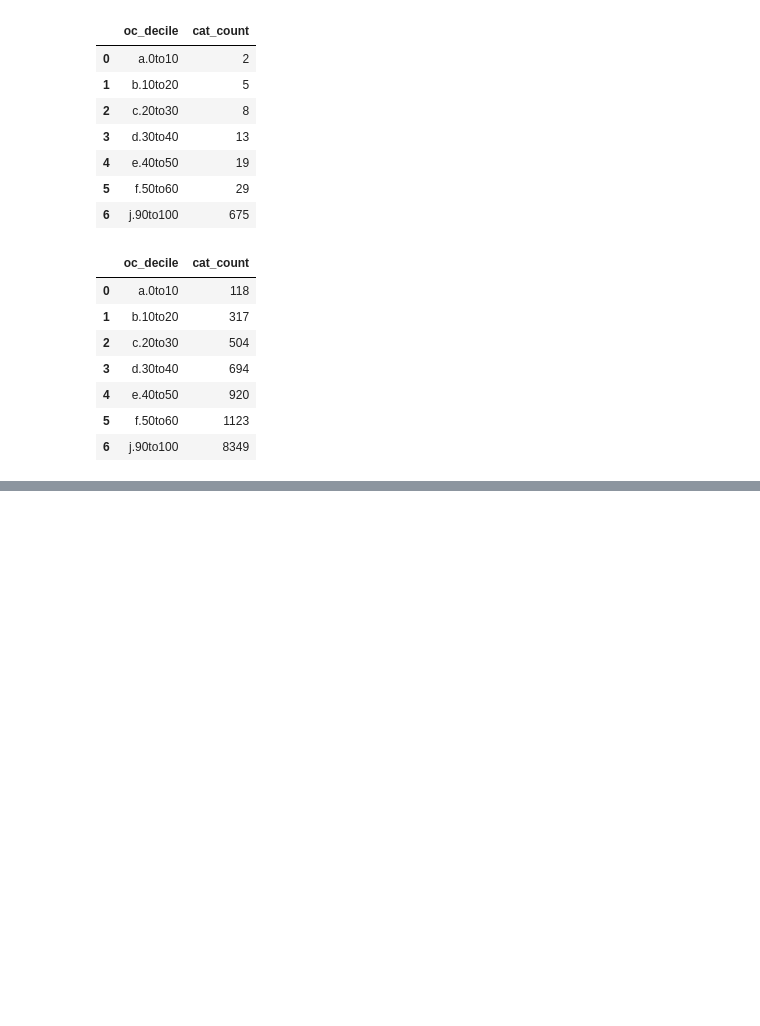
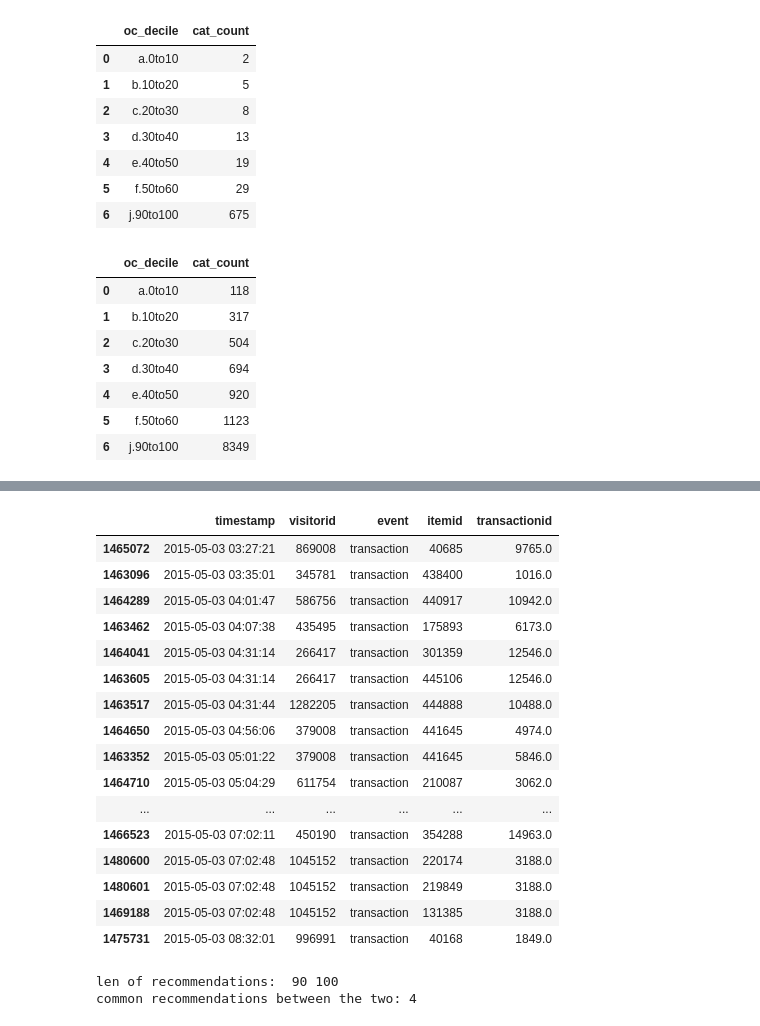
Before and after one commit to Ashu-42/TwoStage_RecommenderSystems_RetailRocket, a Jupyter notebook: notebook/01_data_preprocessing.ipynb, the cells around one changed output, grey strips where cells are left out. Drawn from its saved outputs; the diff is of its cells as text; code cells hidden in the pictures; blank space fills up the shorter version.

Commit message:
EDA, preprocessing and Basic Recommendation

```diff
--- a/notebook/01_data_preprocessing.ipynb
+++ b/notebook/01_data_preprocessing.ipynb
@@ -131,0 +184,7 @@ dtype: int64
+# %%
+# creating a transaction df, which can be used laters to get orders
+
+transactions_df = (
+    df_event[df_event.transactionid.notnull()]
+    .sort_values('timestamp')
+)
@@ -321,0 +537,30 @@ temp_array[temp_array == False].size
+# %%
+transactions_df.head(20)
+# %% [output]
+|  | timestamp | visitorid | event | itemid | transactionid |
+| 1465072 | 2015-05-03 03:27:21 | 869008 | transaction | 40685 | 9765.0 |
+| 1463096 | 2015-05-03 03:35:01 | 345781 | transaction | 438400 | 1016.0 |
+| 1464289 | 2015-05-03 04:01:47 | 586756 | transaction | 440917 | 10942.0 |
+| 1463462 | 2015-05-03 04:07:38 | 435495 | transaction | 175893 | 6173.0 |
+| 1464041 | 2015-05-03 04:31:14 | 266417 | transaction | 301359 | 12546.0 |
+| 1463605 | 2015-05-03 04:31:14 | 266417 | transaction | 445106 | 12546.0 |
+| 1463517 | 2015-05-03 04:31:44 | 1282205 | transaction | 444888 | 10488.0 |
+| 1464650 | 2015-05-03 04:56:06 | 379008 | transaction | 441645 | 4974.0 |
+| 1463352 | 2015-05-03 05:01:22 | 379008 | transaction | 441645 | 5846.0 |
+| 1464710 | 2015-05-03 05:04:29 | 611754 | transaction | 210087 | 3062.0 |
+| ... | ... | ... | ... | ... | ... |
+| 1466523 | 2015-05-03 07:02:11 | 450190 | transaction | 354288 | 14963.0 |
+| 1480600 | 2015-05-03 07:02:48 | 1045152 | transaction | 220174 | 3188.0 |
+| 1480601 | 2015-05-03 07:02:48 | 1045152 | transaction | 219849 | 3188.0 |
+| 1469188 | 2015-05-03 07:02:48 | 1045152 | transaction | 131385 | 3188.0 |
+| 1475731 | 2015-05-03 08:32:01 | 996991 | transaction | 40168 | 1849.0 |
+# %%
+# taking out 2 random users - 1045152, 619893
+
+ch1 = recommender_bought_bought(1045152, '2015-05-18 02:38:18', 90)
+ch2 = recommender_bought_bought(619893, '2015-08-18 02:38:18', 100)
+print("len of recommendations: ", len(ch1), len(ch2))
+print("common recommendations between the two:", np.isin(ch2, ch1).sum())
+# %% [output]
+len of recommendations:  90 100
+common recommendations between the two: 4
```
Also changed, not shown: parts of 39 cells of this notebook.
